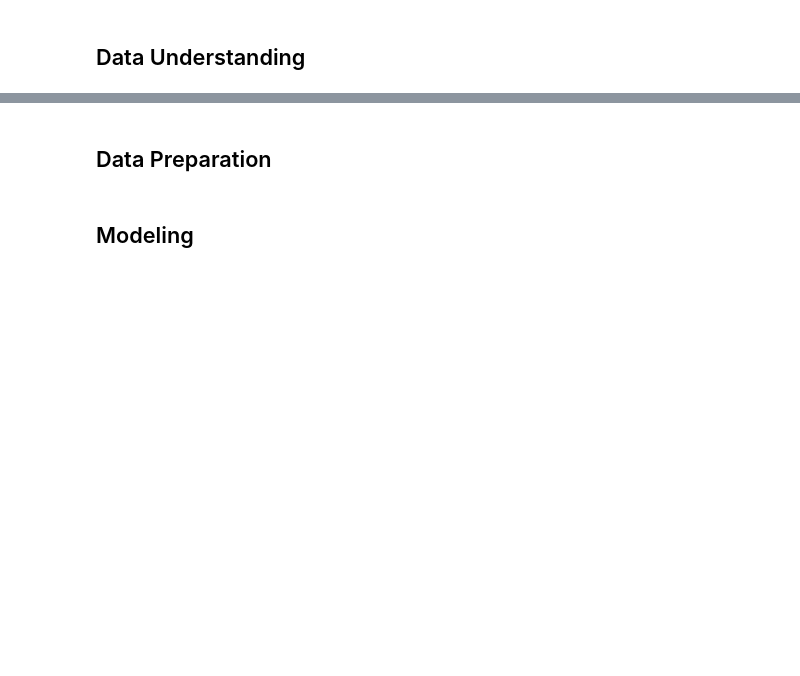
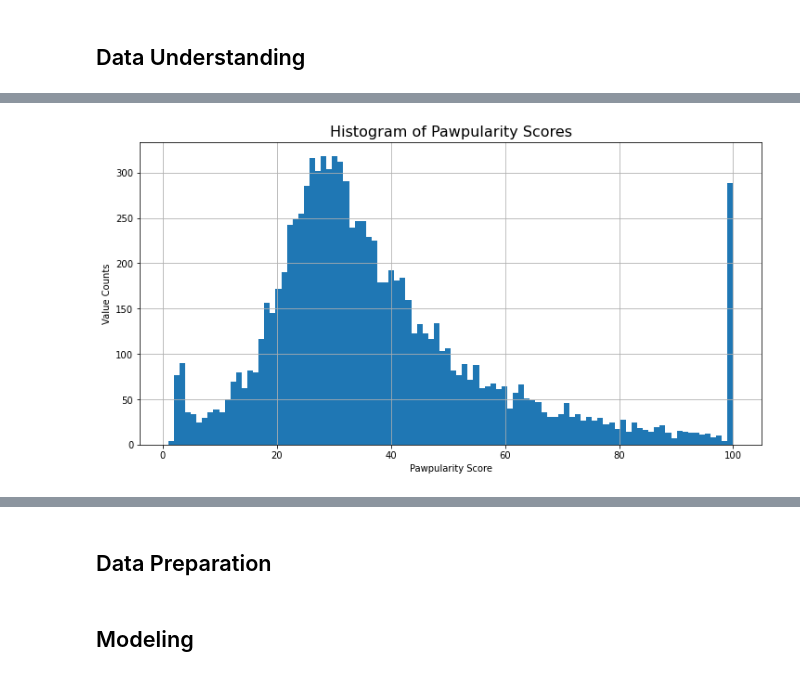
Before and after one commit to Sombrero7/pawpularity-contest, a Jupyter notebook: main_notebook.ipynb, the cells around one changed output, grey strips where cells are left out. Saved outputs shown, nothing was run; the diff lists cells and outputs as text; code cells hidden in the pictures; blank space fills up the shorter version.

```diff
--- a/main_notebook.ipynb
+++ b/main_notebook.ipynb
@@ -8,0 +182,9 @@
+# %%
+# plot histogram of target data
+plt.figure(figsize=(12,6));
+target.hist(bins=100);
+plt.title('Histogram of Pawpularity Scores', fontsize=16);
+plt.xlabel('Pawpularity Score');
+plt.ylabel('Value Counts');
+# %% [output]
+[figure, added]
```
Also changed, not shown: parts of 107 cells of this notebook, 4 other files.
